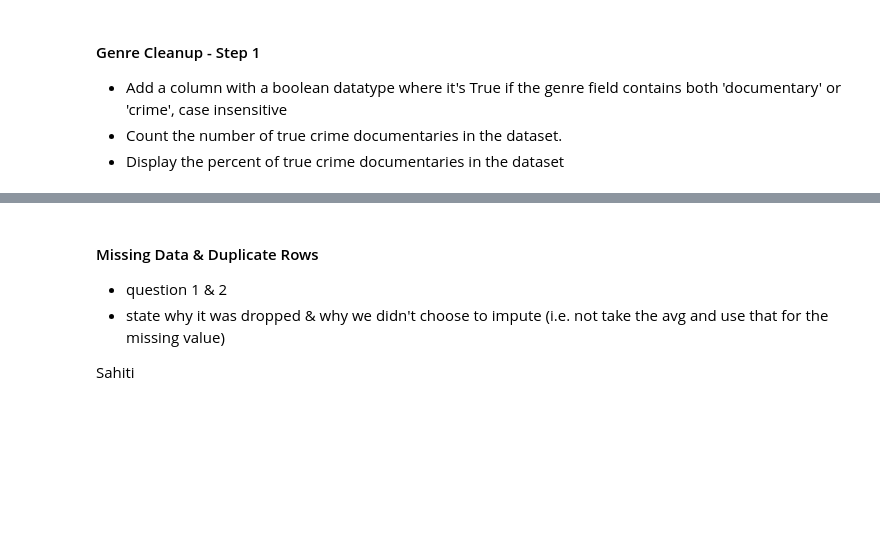
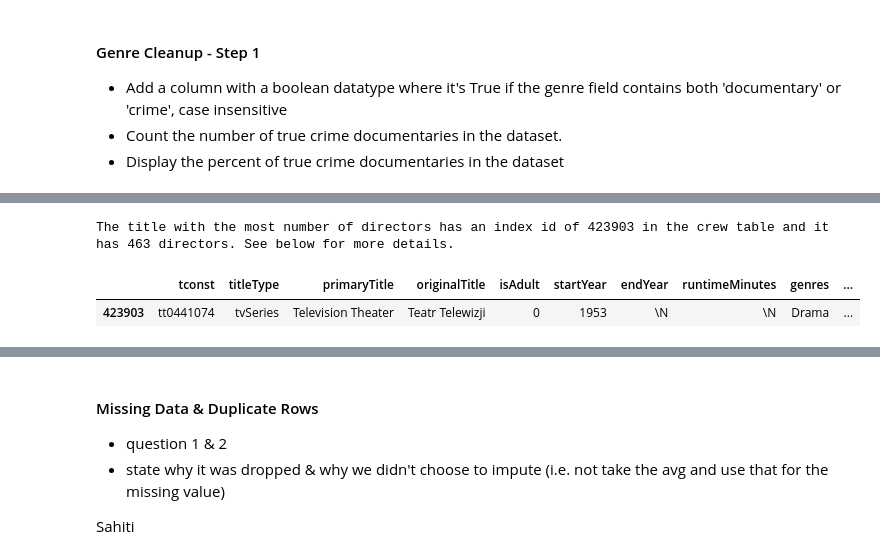
Before and after one commit to robords/NU_MS_EDA_Project, a Jupyter notebook: EDA_Project_Group_4.ipynb, the cells around one changed output, grey strips where cells are left out. Cells and saved outputs as stored; diff of their text form; code cells hidden in the pictures; blank space fills up the shorter version.

```diff
--- a/EDA_Project_Group_4.ipynb
+++ b/EDA_Project_Group_4.ipynb
@@ -321,0 +324,15 @@ display(imdb_crew.directors[7610473].split(","))
+# %%
+a = 0 # instantiate a
+b = 0 # instantiate b
+
+for i in imdb_crew.index:  # loop through the crew table's index
+    if len(imdb_crew.directors[i].split(",")) > a: # check to see if the current director count is greater than the last
+        a, b = len(imdb_crew.directors[i].split(",")), i # save the director count and index id to a and b
+
+print(f'The title with the most number of directors has an index id of {b} in the crew table and it has {a} directors. See below for more details.')
+
+display(imdb_title_basics[imdb_title_basics.tconst == imdb_crew.tconst[b]])
+# %% [output]
+The title with the most number of directors has an index id of 423903 in the crew table and it has 463 directors. See below for more details.
+|  | tconst | titleType | primaryTitle | originalTitle | isAdult | startYear | endYear | runtimeMinutes | genres | ... |
+| 423903 | tt0441074 | tvSeries | Television Theater | Teatr Telewizji | 0 | 1953 | \N | \N | Drama | ... |
```
Also changed, not shown: parts of 18 cells of this notebook.
